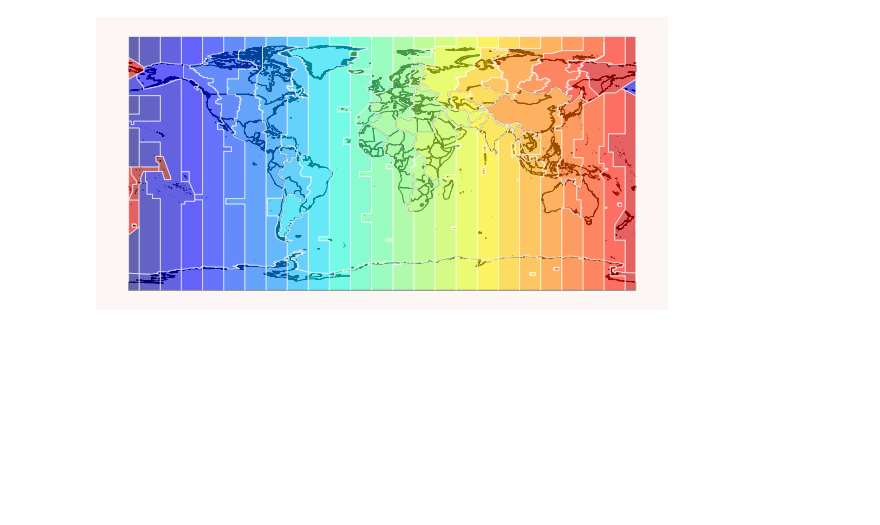
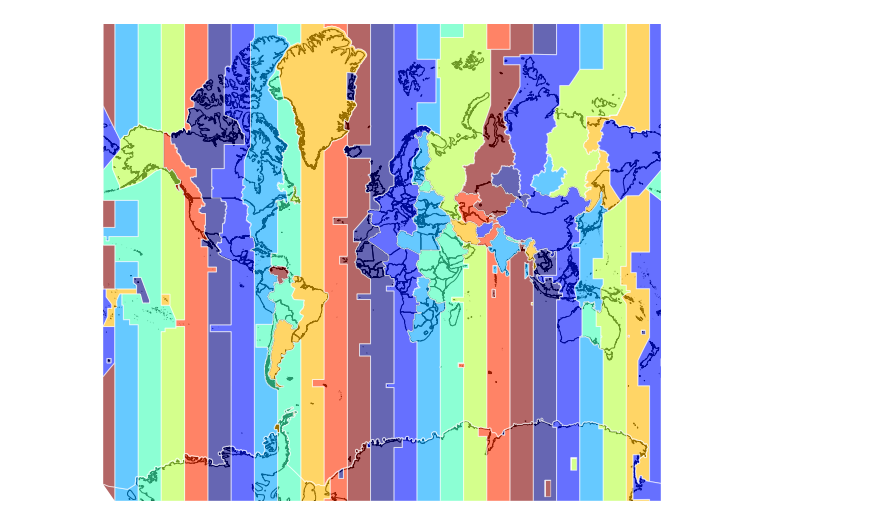
Before and after one commit to symmy596/PythonMaps-Scipy-2022, a Jupyter notebook: slides/4_Polygons.ipynb, the cells around one changed output. Cells and saved outputs as stored; diff of their text form; code cells hidden in the pictures; blank space fills up the shorter version.

```diff
--- a/slides/4_Polygons.ipynb
+++ b/slides/4_Polygons.ipynb
@@ -22,13 +45,11 @@ plt.show()
 # %%
-import matplotlib.pyplot as plt
 import cartopy.crs as ccrs
 
-fig, ax = plt.subplots(facecolor='#FCF6F5FF', figsize=(10,10))
+fig, ax = plt.subplots(subplot_kw={'projection': ccrs.Mercator()}, figsize=(10,10))
 
-countries.plot(ax=ax, color='none', edgecolor='black', lw=1)
-data.plot(ax=ax, column='name', cmap='jet', edgecolor='white', lw=1, alpha=0.6)
+countries.plot(ax=ax, transform=ccrs.PlateCarree(), color='none', edgecolor='black', lw=1)
+data.plot(ax=ax, transform=ccrs.PlateCarree(), column='map_color8', cmap='jet', edgecolor='white', lw=1, alpha=0.6)
 ax.axis('off')
-plt.savefig("../resources/assets/timezones.png", dpi=600, bbox_inches='tight')
 plt.show()
 # %% [output]
-[figure, old version]
+[figure, new version]
```
Also changed, not shown: parts of 22 cells of this notebook, 21 other files.
